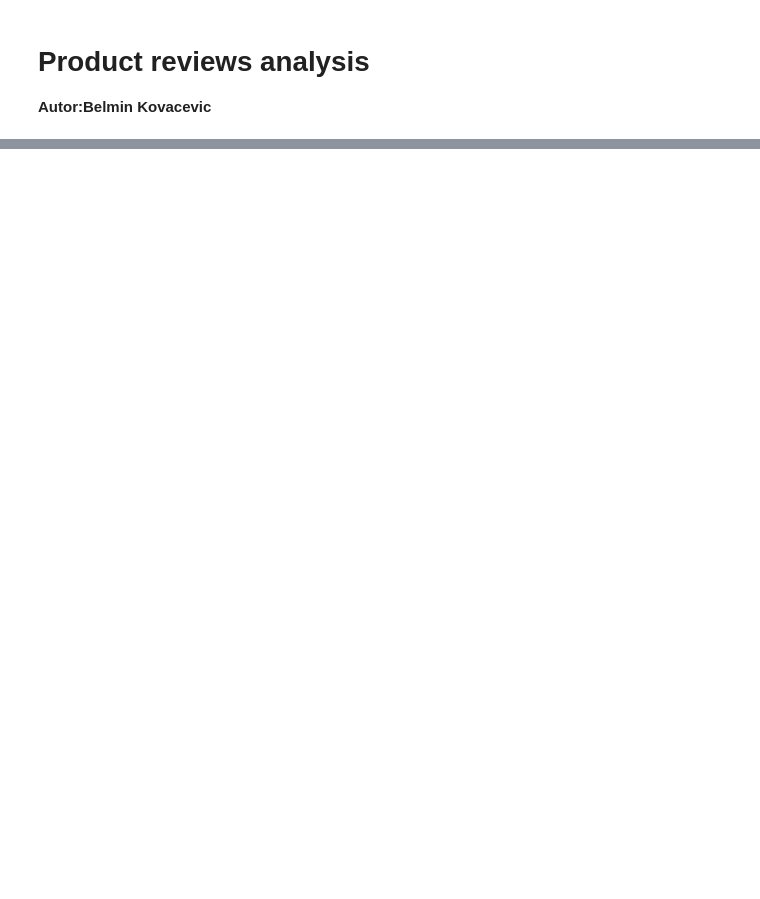
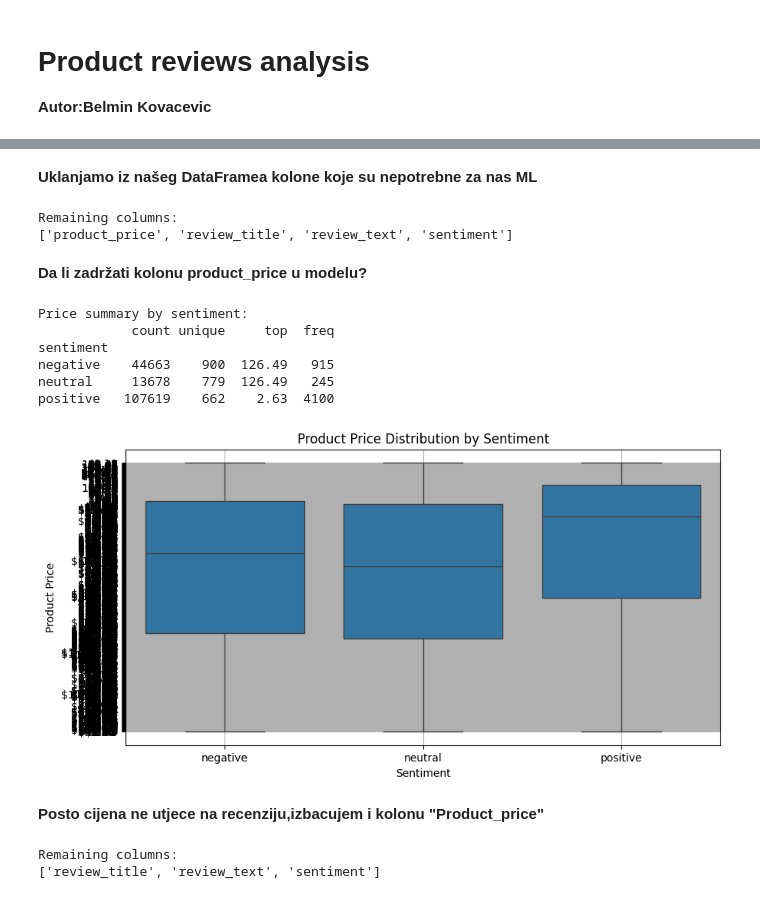
Before and after one commit to belmo95/ml-product-reviews-project, a Jupyter notebook: product_reviews_analysis.ipynb, the cells around one changed output, grey strips where cells are left out. Saved outputs shown, nothing was run; the diff lists cells and outputs as text; code cells hidden in the pictures; blank space fills up the shorter version.

```diff
--- a/product_reviews_analysis.ipynb
+++ b/product_reviews_analysis.ipynb
@@ -33,0 +252,3 @@ First 5 rows:
+# %%
+# Step 3: Drop the temporary column
+df = df.drop(columns=['product_price_cleaned'])
@@ -33,0 +257,3 @@ First 5 rows:
+# %%
+# Step 4: Drop any rows where conversion failed (still NaN)
+df = df.dropna(subset=['product_price'])
@@ -33,0 +278,11 @@ First 5 rows:
+# %%
+# Step 1: Convert all sentiment values to lowercase and strip extra spaces
+df['sentiment'] = df['sentiment'].astype(str).str.lower().str.strip()
+
+# Step 2: Show all unique values in the sentiment column
+print("Unique sentiment values after cleaning:")
+print(df['sentiment'].value_counts())
+
+# Step 3: Convert column type to 'category'
+df['sentiment'] = df['sentiment'].astype('category')
+print("\nSentiment column converted to type:", df['sentiment'].dtype)
@@ -33,0 +298,50 @@ First 5 rows:
+# %% [markdown]
+**Uklanjamo iz našeg DataFramea kolone koje su nepotrebne za nas ML**
+# %%
+# Drop columns that are not useful for modeling
+df = df.drop(columns=['review_uuid', 'product_name'])
+
+# Preview remaining columns
+print("Remaining columns:")
+print(df.columns.tolist())
+# %% [output]
+Remaining columns:
+['product_price', 'review_title', 'review_text', 'sentiment']
+# %% [markdown]
+**Da li zadržati kolonu product_price u modelu?**
+# %%
+import seaborn as sns
+import matplotlib.pyplot as plt
+
+# Show summary statistics grouped by sentiment
+print("Price summary by sentiment:")
+print(df.groupby('sentiment', observed=False)['product_price'].describe())
+
+# Boxplot of prices by sentiment
+plt.figure(figsize=(10, 5))
+sns.boxplot(data=df, x='sentiment', y='product_price')
+plt.title("Product Price Distribution by Sentiment")
+plt.xlabel("Sentiment")
+plt.ylabel("Product Price")
+plt.grid(True)
+plt.show()
+# %% [output]
+Price summary by sentiment:
+            count unique     top  freq
+sentiment
+negative    44663    900  126.49   915
+neutral     13678    779  126.49   245
+positive   107619    662    2.63  4100
+[figure, added]
+# %% [markdown]
+**Posto cijena ne utjece na recenziju,izbacujem i kolonu "Product_price"**
+# %%
+# Drop columns that are not useful for modeling
+df = df.drop(columns=['product_price'])
+
+# Preview remaining columns
+print("Remaining columns:")
+print(df.columns.tolist())
+# %% [output]
+Remaining columns:
+['review_title', 'review_text', 'sentiment']
```
Also changed, not shown: parts of 36 cells of this notebook.
